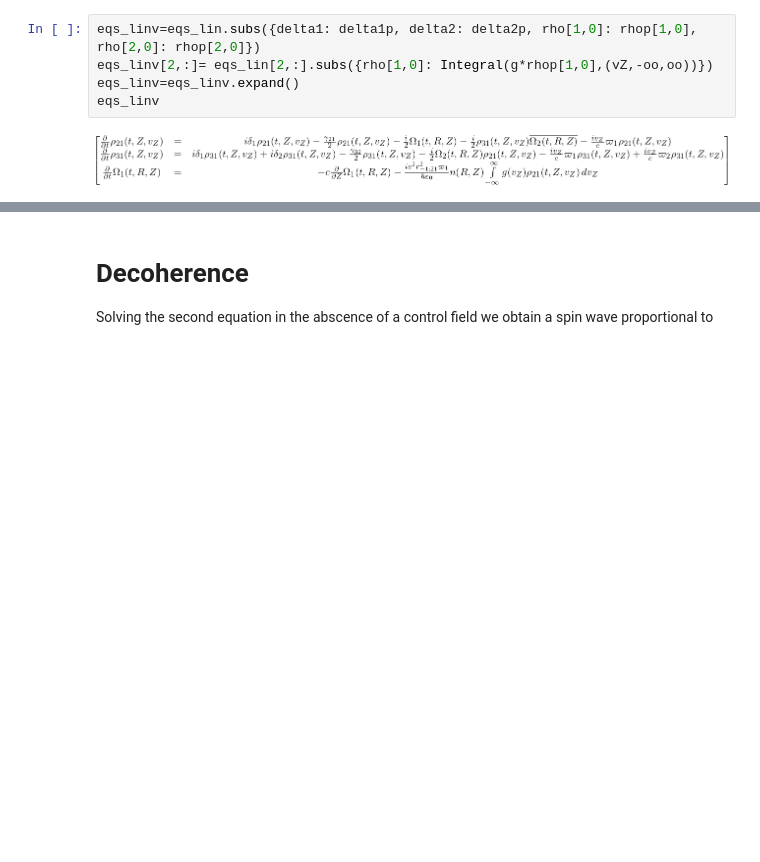
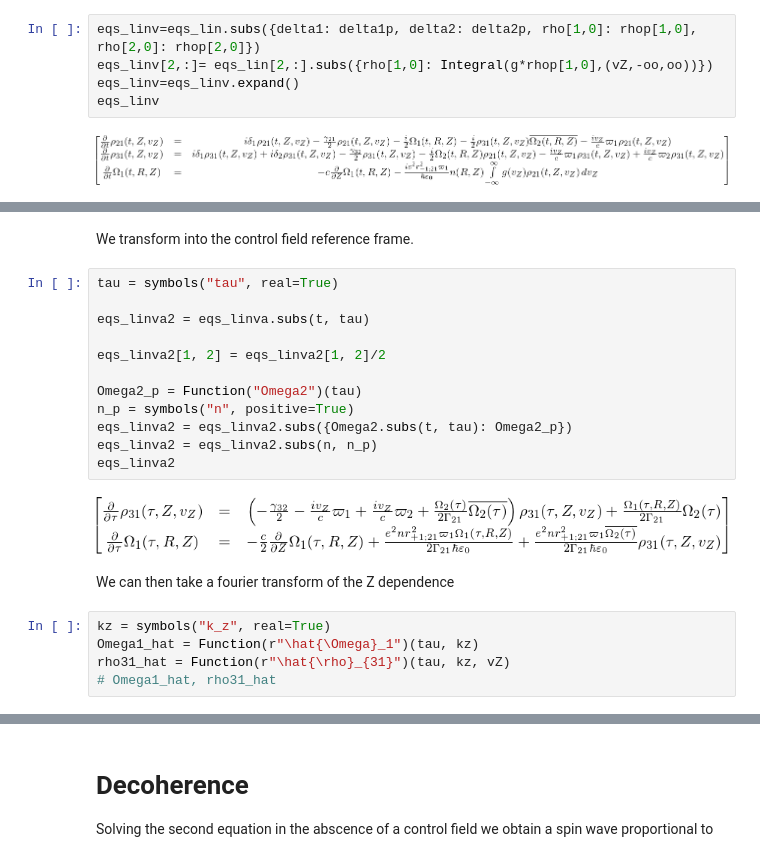
Before and after one commit to oscarlazoarjona/quantum_memories, a Jupyter notebook: examples/orca/Orca memory equations.ipynb, the cells around one changed output, grey strips where cells are left out. Saved outputs shown, nothing was run; the diff lists cells and outputs as text; blank space fills up the shorter version.

```diff
--- a/examples/orca/Orca memory equations.ipynb
+++ b/examples/orca/Orca memory equations.ipynb
@@ -814,0 +745,23 @@ eqs_linv
+# %% [markdown]
+We transform into the control field reference frame.
+# %%
+tau = symbols("tau", real=True)
+
+eqs_linva2 = eqs_linva.subs(t, tau)
+
+eqs_linva2[1, 2] = eqs_linva2[1, 2]/2
+
+Omega2_p = Function("Omega2")(tau)
+n_p = symbols("n", positive=True)
+eqs_linva2 = eqs_linva2.subs({Omega2.subs(t, tau): Omega2_p})
+eqs_linva2 = eqs_linva2.subs(n, n_p)
+eqs_linva2
+# %% [output]
+[figure, added]
+# %% [markdown]
+We can then take a fourier transform of the Z dependence
+# %%
+kz = symbols("k_z", real=True)
+Omega1_hat = Function(r"\hat{\Omega}_1")(tau, kz)
+rho31_hat = Function(r"\hat{\rho}_{31}")(tau, kz, vZ)
+# Omega1_hat, rho31_hat
```
Also changed, not shown: parts of 122 cells of this notebook, 7 other files.
